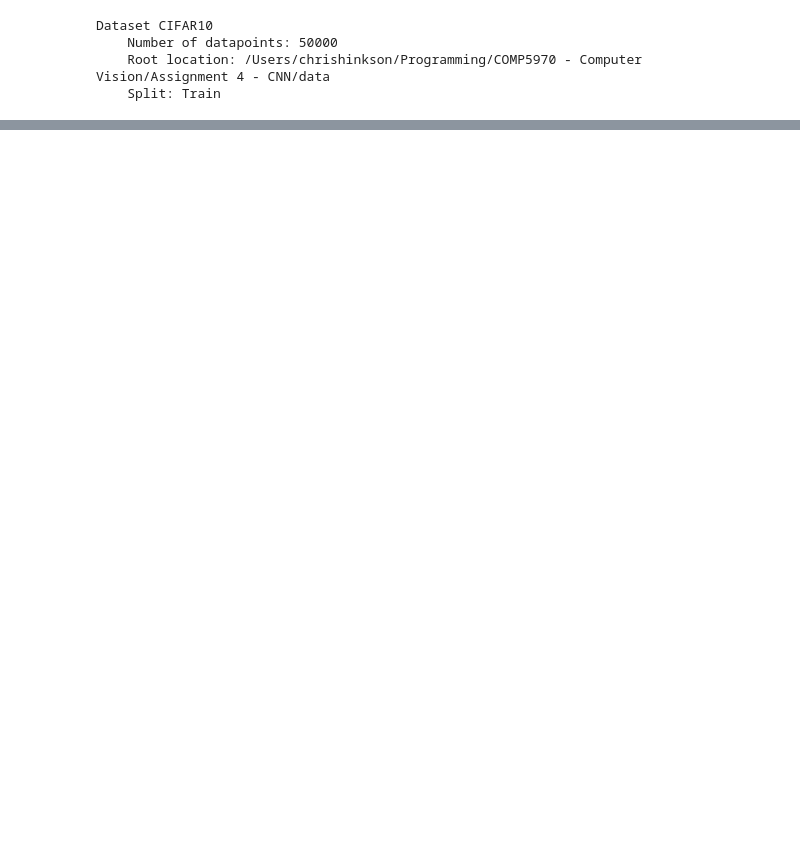
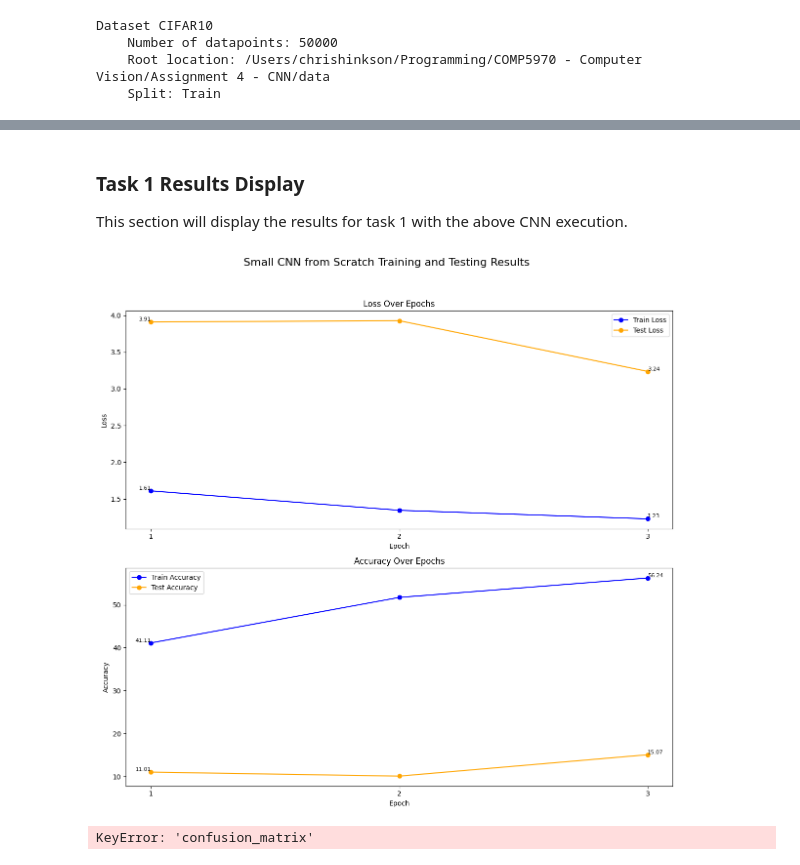
Before and after one commit to cmh02/COMP5970---Computer-Vision, a Jupyter notebook: Assignment 4 - CNN/src/assignment4_cnn.ipynb, the cells around one changed output, grey strips where cells are left out. Cells and saved outputs as stored; diff of their text form; code cells hidden in the pictures; blank space fills up the shorter version.

Commit message:
Implemented simple CNN from scratch with PyTorch

```diff
--- a/Assignment 4 - CNN/src/assignment4_cnn.ipynb
+++ b/Assignment 4 - CNN/src/assignment4_cnn.ipynb
@@ -115,0 +574,58 @@ Dataset CIFAR10
+# %% [markdown]
+### Task 1 Results Display
+
+This section will display the results for task 1 with the above CNN execution.
+# %%
+# Create figure for the 2 subplots
+fig, axs = plt.subplots(2, figsize=(12, 12))
+
+# Setup figure / plots
+fig.suptitle("Small CNN from Scratch Training and Testing Results", fontsize=16)
+axs[0].set_title("Loss Over Epochs")
+axs[0].set_xlabel("Epoch")
+axs[0].set_ylabel("Loss")
+axs[0].set_xticks(range(1, len(smallCnnResults) + 1))
+axs[1].set_title("Accuracy Over Epochs")
+axs[1].set_xlabel("Epoch")
+axs[1].set_ylabel("Accuracy")
+axs[1].set_xticks(range(1, len(smallCnnResults) + 1))
+
+# Combine all data
+trainLosses = []
+trainAccuracies = []
+testLosses = []
+testAccuracies = []
+for epochIndex, epochResults in enumerate(smallCnnResults):
+	trainLosses.append(epochResults['train']['loss'])
+	trainAccuracies.append(epochResults['train']['accuracy'])
+	testLosses.append(epochResults['test']['loss'])
+	testAccuracies.append(epochResults['test']['accuracy'])
+
+# Plot all data
+axs[0].plot(range(1, len(smallCnnResults) + 1), trainLosses, label="Train Loss", marker='o', color='blue')
+axs[0].plot(range(1, len(smallCnnResults) + 1), testLosses, label="Test Loss", marker='o', color='orange')
+axs[1].plot(range(1, len(smallCnnResults) + 1), trainAccuracies, label="Train Accuracy", marker='o', color='blue')
+axs[1].plot(range(1, len(smallCnnResults) + 1), testAccuracies, label="Test Accuracy", marker='o', color='orange')
+axs[0].legend()
+axs[1].legend()
+
+# Find the beginning and end of each line (first and last epoch) and add text
+for ax in axs:
+	for line in ax.get_lines():
+		xData = line.get_xdata()
+		yData = line.get_ydata()
+		ax.text(xData[0], yData[0], f"{yData[0]:.2f}", fontsize=8, verticalalignment='bottom', horizontalalignment='right')
+		ax.text(xData[-1], yData[-1], f"{yData[-1]:.2f}", fontsize=8, verticalalignment='bottom', horizontalalignment='left')
+
+# Show the plots
+plt.tight_layout(rect=[0, 0.03, 1, 0.95])
+plt.show()
+# %% [output]
+[figure, added]
+# %%
+# Get the final epoch's confusion matrix
+finalConfusionMatrix = smallCnnResults[-1]['test']['confusion_matrix']
+print("Final Epoch Confusion Matrix:")
+print(finalConfusionMatrix)
+# %% [output]
+KeyError: 'confusion_matrix'
```
Also changed, not shown: parts of 14 cells of this notebook.
